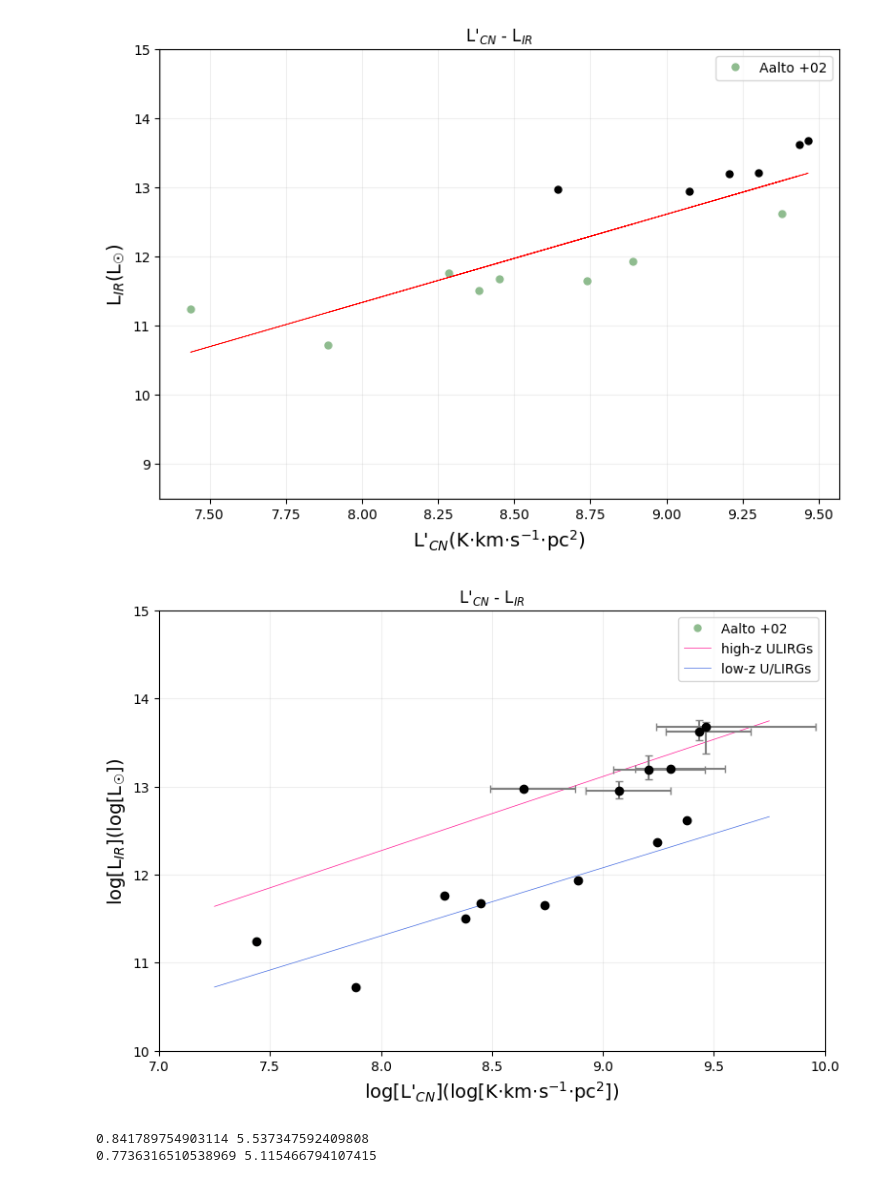
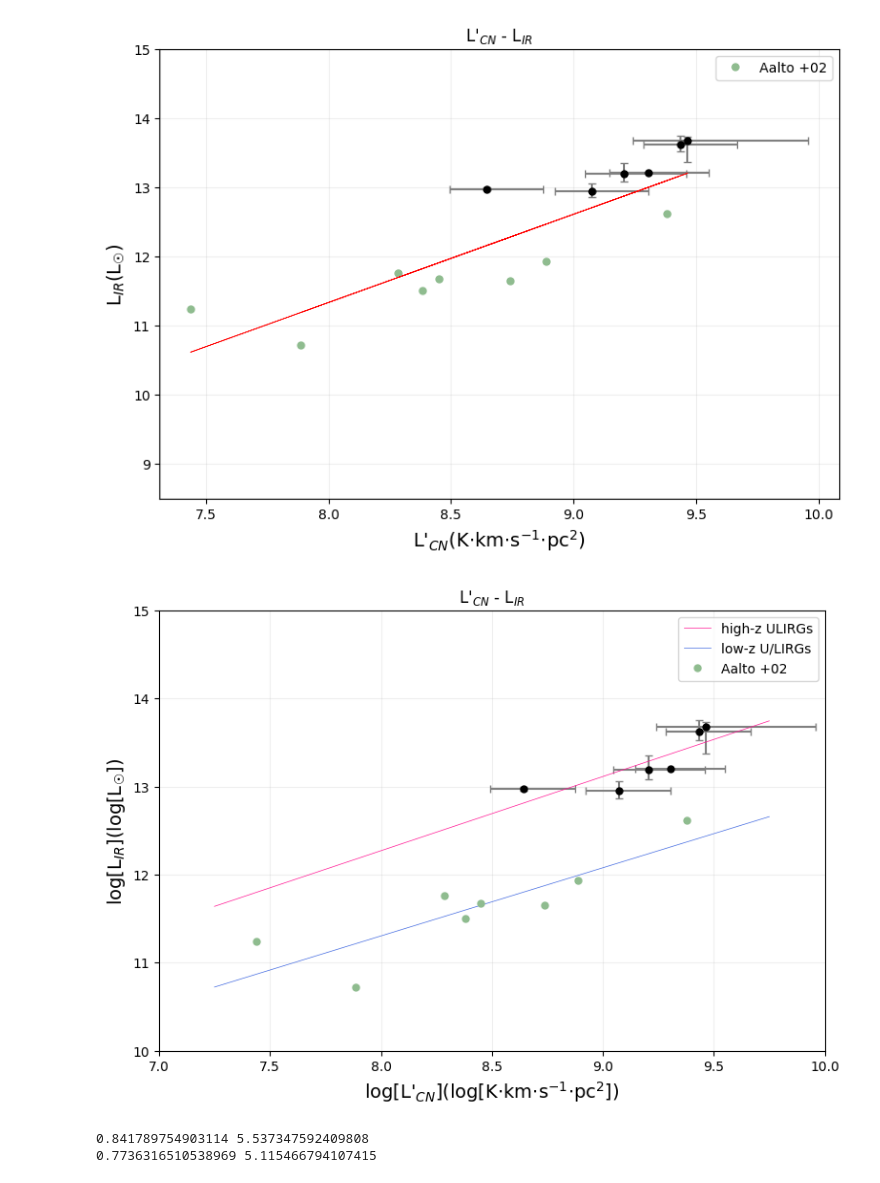
Before and after one commit to 000RF/2025-summer, a Jupyter notebook: L'CN-L_IR/L'_CN-L_IR_with_error.ipynb, the cells around one changed output. Saved outputs shown, nothing was run; the diff lists cells and outputs as text; code cells hidden in the pictures.

Commit message:
error bar

```diff
--- a/L'CN-L_IR/L'_CN-L_IR_with_error.ipynb
+++ b/L'CN-L_IR/L'_CN-L_IR_with_error.ipynb
@@ -27,23 +27,37 @@ a, b = np.polyfit(L_CN, L_IR, 1)
 # %%
 #plot
 
 plt.figure(figsize=(9,6))
 plt.title("L\'$_{CN}$ - L$_{IR}$")
 #plt.scatter(L_CN, L_IR, color="black", s=10)
+x = df['log_L_CN']
+y = df['log_L_IR']
+
+xerr = [df['L_CN_err_low'], df['L_CN_err_high']]
+yerr = [df['L_IR_err_low'], df['L_IR_err_high']]
+
+plt.errorbar(
+    x, y,
+    xerr=xerr, yerr=yerr,
+    fmt="none",
+    capsize=3, color="black", ecolor="gray"
+)
 plt.plot(L_CN_us, L_IR_us, "o", color="black", markersize=5)
 plt.plot(L_CN_Aalto, L_IR_Aalto, "o", color="darkseagreen", markersize=5, label="Aalto +02")
 plt.plot(L_CN, a*L_CN + b, "-", lw=0.5, color="red")
+
+
 plt.ylim(8.5, 15)
 plt.xlabel("L\'$_{CN}$(K$\cdot$km$\cdot$s$^{-1}$$\cdot$pc$^2$)", fontsize=14)
 plt.ylabel("L$_{IR}$(L$_\u2609$)", fontsize=14)
 #plt.xlim(5, 10)
 plt.grid(alpha=0.2)
 
 
 plt.legend()
 plt.show()
 # %% [output]
-[figure, old version]
+[figure, new version]
 # %%
 #fitting:y=ax+b
 
@@ -52,17 +66,13 @@ a_Aalto, b_Aalto = np.polyfit(L_CN_Aalto, L_IR_Aalto, 1)
 # %%
 plt.figure(figsize=(9,6))
 plt.title("L\'$_{CN}$ - L$_{IR}$")
-plt.plot(L_CN_us, L_IR_us, "o", color="black", markersize=5)
-plt.plot(L_CN_Aalto, L_IR_Aalto, "o", color="darkseagreen", markersize=5, label="Aalto +02")
+
 
 #x_us = np.linspace(min(L_CN_Aalto), max(L_CN_us), 100)
 #x_Aalto = np.linspace(min(L_CN_Aalto), max(L_CN_us), 100)
 
 x_us = np.linspace(7.25, 9.75, 100)
 x_Aalto = np.linspace(7.25, 9.75, 100)
-
-plt.plot(x_us, a_us*x_us + b_us, "-", lw=0.5, color="deeppink", label="high-z ULIRGs")
-plt.plot(x_Aalto, a_Aalto*x_Aalto + b_Aalto, "-", lw=0.5, color="royalblue", label="low-z U/LIRGs")
 
 x = df['log_L_CN']
 y = df['log_L_IR']
@@ -73,9 +83,13 @@ yerr = [df['L_IR_err_low'], df['L_IR_err_high']]
 plt.errorbar(
     x, y,
     xerr=xerr, yerr=yerr,
-    fmt="o", capsize=3, color="black", ecolor="gray"
+    fmt="none",
+    capsize=3, color="black", ecolor="gray"
 )
-
+plt.plot(x_us, a_us*x_us + b_us, "-", lw=0.5, color="deeppink", label="high-z ULIRGs")
+plt.plot(x_Aalto, a_Aalto*x_Aalto + b_Aalto, "-", lw=0.5, color="royalblue", label="low-z U/LIRGs")
+plt.plot(L_CN_us, L_IR_us, "o", color="black", markersize=5)
+plt.plot(L_CN_Aalto, L_IR_Aalto, "o", color="darkseagreen", markersize=5, label="Aalto +02")
 
 plt.ylim(10, 15)
 plt.xlim(7., 10)
@@ -88,6 +102,6 @@ plt.show()
 print(a_us, b_us)
 print(a_Aalto, b_Aalto)
 # %% [output]
-[figure, old version]
+[figure, new version]
 0.841789754903114 5.537347592409808
 0.7736316510538969 5.115466794107415
```
